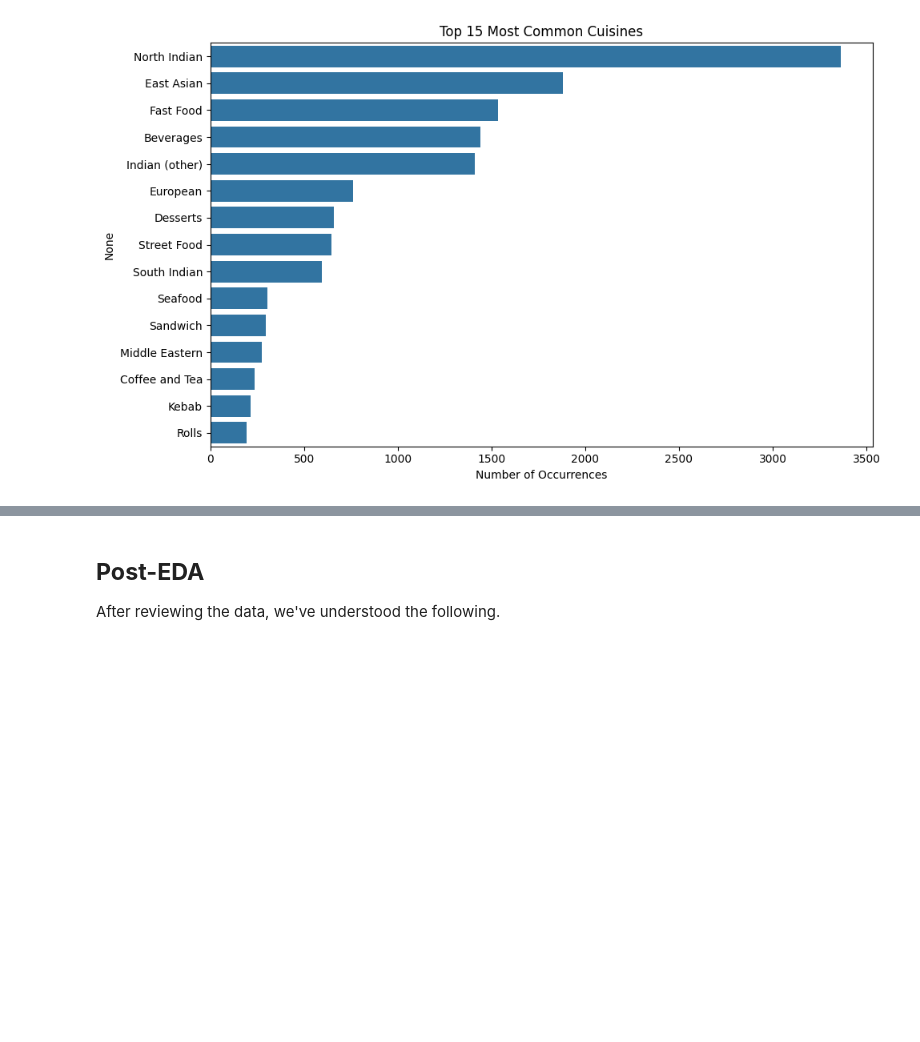
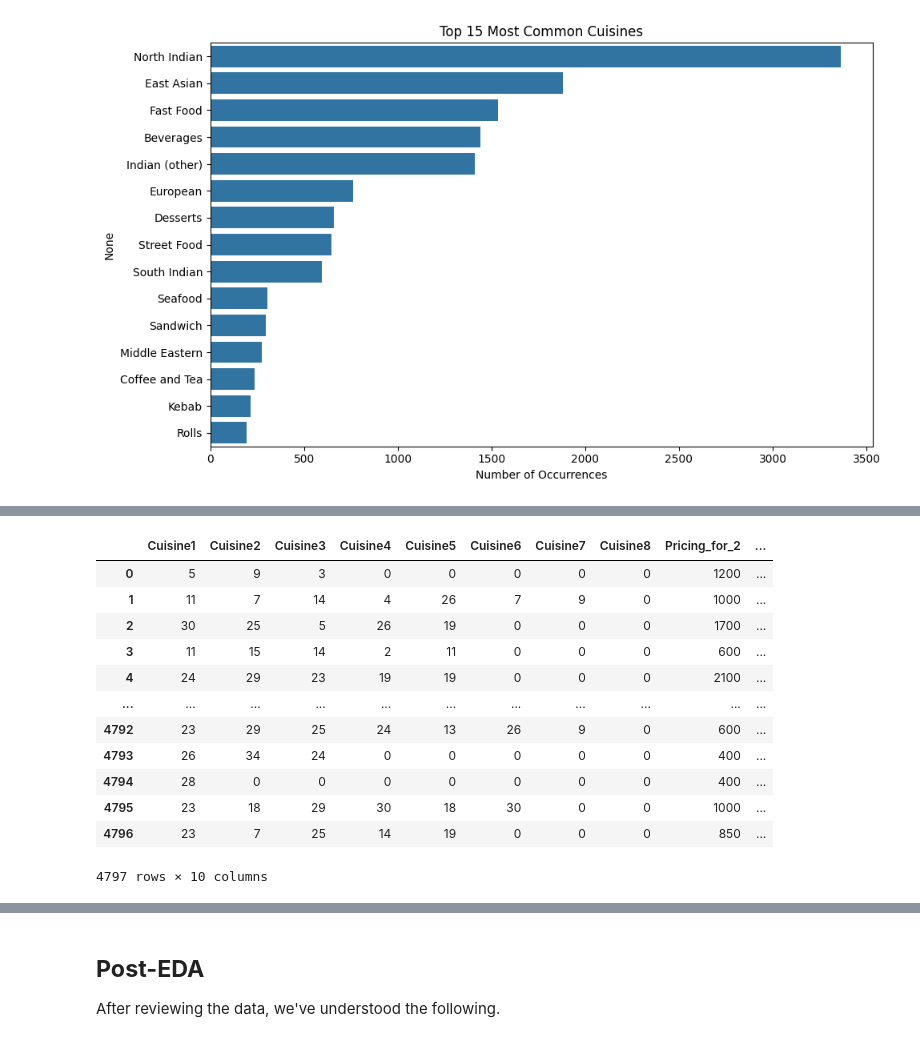
Before and after one commit to louis-uwie/CSCI111-Zomato-Recommendation-Analysis, a Jupyter notebook: LOZADA, BINWAG, CSCI 211 - On Zomato.ipynb, the cells around one changed output, grey strips where cells are left out. Cells and saved outputs as stored; diff of their text form; code cells hidden in the pictures; blank space fills up the shorter version.

```diff
--- a/LOZADA, BINWAG, CSCI 211 - On Zomato.ipynb
+++ b/LOZADA, BINWAG, CSCI 211 - On Zomato.ipynb
@@ -352,0 +456,3 @@ plt.show()
+# %%
+eda_resto_cuisine5 = eda_resto_data_numerical(zomato_for_eda, 'Cuisine5')
+eda_resto_cuisine5.head()
@@ -352,0 +466,3 @@ plt.show()
+# %%
+eda_resto_cuisine6 = eda_resto_data_numerical(zomato_for_eda, 'Cuisine6')
+eda_resto_cuisine6.head()
@@ -352,0 +476,3 @@ plt.show()
+# %%
+eda_resto_cuisine7 = eda_resto_data_numerical(zomato_for_eda, 'Cuisine7')
+eda_resto_cuisine7.head()
@@ -352,0 +486,3 @@ plt.show()
+# %%
+eda_resto_cuisine8 = eda_resto_data_numerical(zomato_for_eda, 'Cuisine8')
+eda_resto_cuisine8.head()
@@ -352,0 +599,19 @@ plt.show()
+# %%
+input_features = ["Cuisine1", "Cuisine2", "Cuisine3", "Cuisine4", "Cuisine5", "Cuisine6", "Cuisine7", "Cuisine8", "Pricing_for_2", "Locality in Pune"]
+
+X = zomato_for_eda.filter(items = input_features)
+X
+# %% [output]
+|  | Cuisine1 | Cuisine2 | Cuisine3 | Cuisine4 | Cuisine5 | Cuisine6 | Cuisine7 | Cuisine8 | Pricing_for_2 | ... |
+| 0 | 5 | 9 | 3 | 0 | 0 | 0 | 0 | 0 | 1200 | ... |
+| 1 | 11 | 7 | 14 | 4 | 26 | 7 | 9 | 0 | 1000 | ... |
+| 2 | 30 | 25 | 5 | 26 | 19 | 0 | 0 | 0 | 1700 | ... |
+| 3 | 11 | 15 | 14 | 2 | 11 | 0 | 0 | 0 | 600 | ... |
+| 4 | 24 | 29 | 23 | 19 | 19 | 0 | 0 | 0 | 2100 | ... |
+| ... | ... | ... | ... | ... | ... | ... | ... | ... | ... | ... |
+| 4792 | 23 | 29 | 25 | 24 | 13 | 26 | 9 | 0 | 600 | ... |
+| 4793 | 26 | 34 | 24 | 0 | 0 | 0 | 0 | 0 | 400 | ... |
+| 4794 | 28 | 0 | 0 | 0 | 0 | 0 | 0 | 0 | 400 | ... |
+| 4795 | 23 | 18 | 29 | 30 | 18 | 30 | 0 | 0 | 1000 | ... |
+| 4796 | 23 | 7 | 25 | 14 | 19 | 0 | 0 | 0 | 850 | ... |
+4797 rows × 10 columns
```
Also changed, not shown: parts of 22 cells of this notebook.
